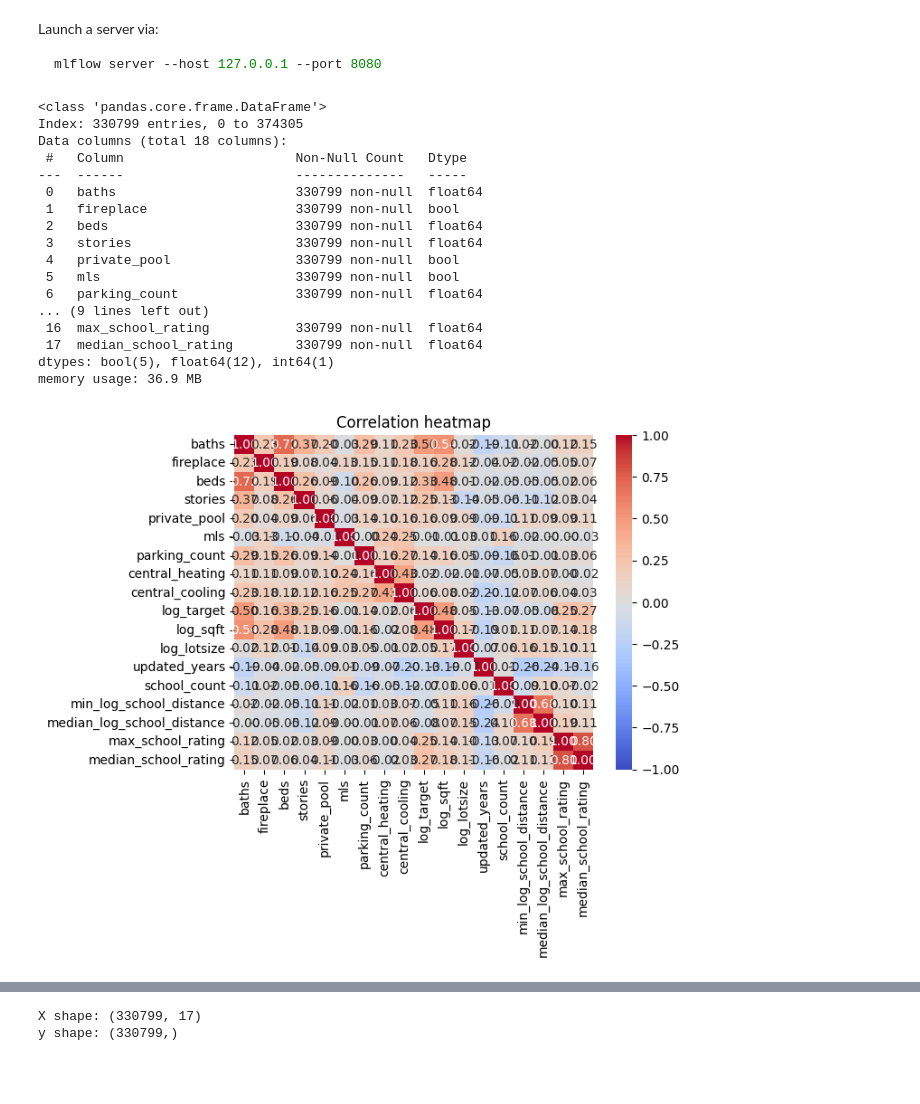
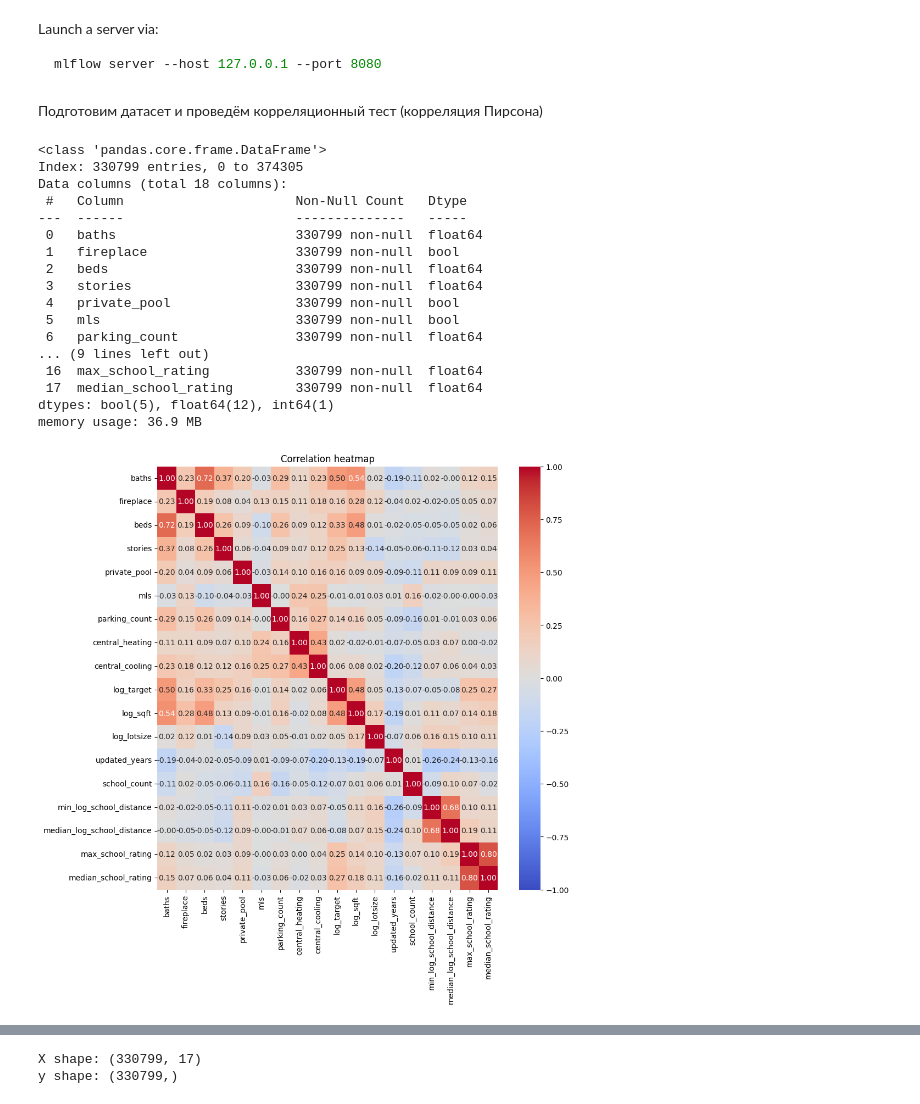
Before and after one commit to mvulf/housing_cost, a Jupyter notebook: notebooks/3.1-mv-test-eda.ipynb, the cells around one changed output, grey strips where cells are left out. Saved outputs shown, nothing was run; the diff lists cells and outputs as text; code cells hidden in the pictures; blank space fills up the shorter version.

```diff
--- a/notebooks/3.1-mv-test-eda.ipynb
+++ b/notebooks/3.1-mv-test-eda.ipynb
@@ -37,36 +37,39 @@ from src.models import train_model
 from src.utils import get_dict
 
 preprocessed_data = Path(root_folder, 'data', 'interim', '2.0_preprocessed.csv')
+# %% [markdown]
+Подготовим датасет и проведём корреляционный тест (корреляция Пирсона)
 # %%
 df = pd.read_csv(
     preprocessed_data,
     index_col=0
 )
 df = df.drop(df.columns[df.dtypes=='object'], axis=1)
 df = df.drop(['target'], axis=1)
 df.info()
 df.describe()
 
-visualize.plot_heatmap(
+fig = visualize.plot_heatmap(
     df.corr(),
     title='Correlation heatmap',
 );
+fig.set_size_inches(10,10)
 # %% [output]
 <class 'pandas.core.frame.DataFrame'>
 Index: 330799 entries, 0 to 374305
 Data columns (total 18 columns):
  #   Column                      Non-Null Count   Dtype
 ---  ------                      --------------   -----
  0   baths                       330799 non-null  float64
  1   fireplace                   330799 non-null  bool
  2   beds                        330799 non-null  float64
  3   stories                     330799 non-null  float64
  4   private_pool                330799 non-null  bool
  5   mls                         330799 non-null  bool
  6   parking_count               330799 non-null  float64
 ... (9 lines left out)
  16  max_school_rating           330799 non-null  float64
  17  median_school_rating        330799 non-null  float64
 dtypes: bool(5), float64(12), int64(1)
 memory usage: 36.9 MB
-[figure, old version]
+[figure, new version]
```
Also changed, not shown: parts of 2 cells of this notebook, 8 other files.
